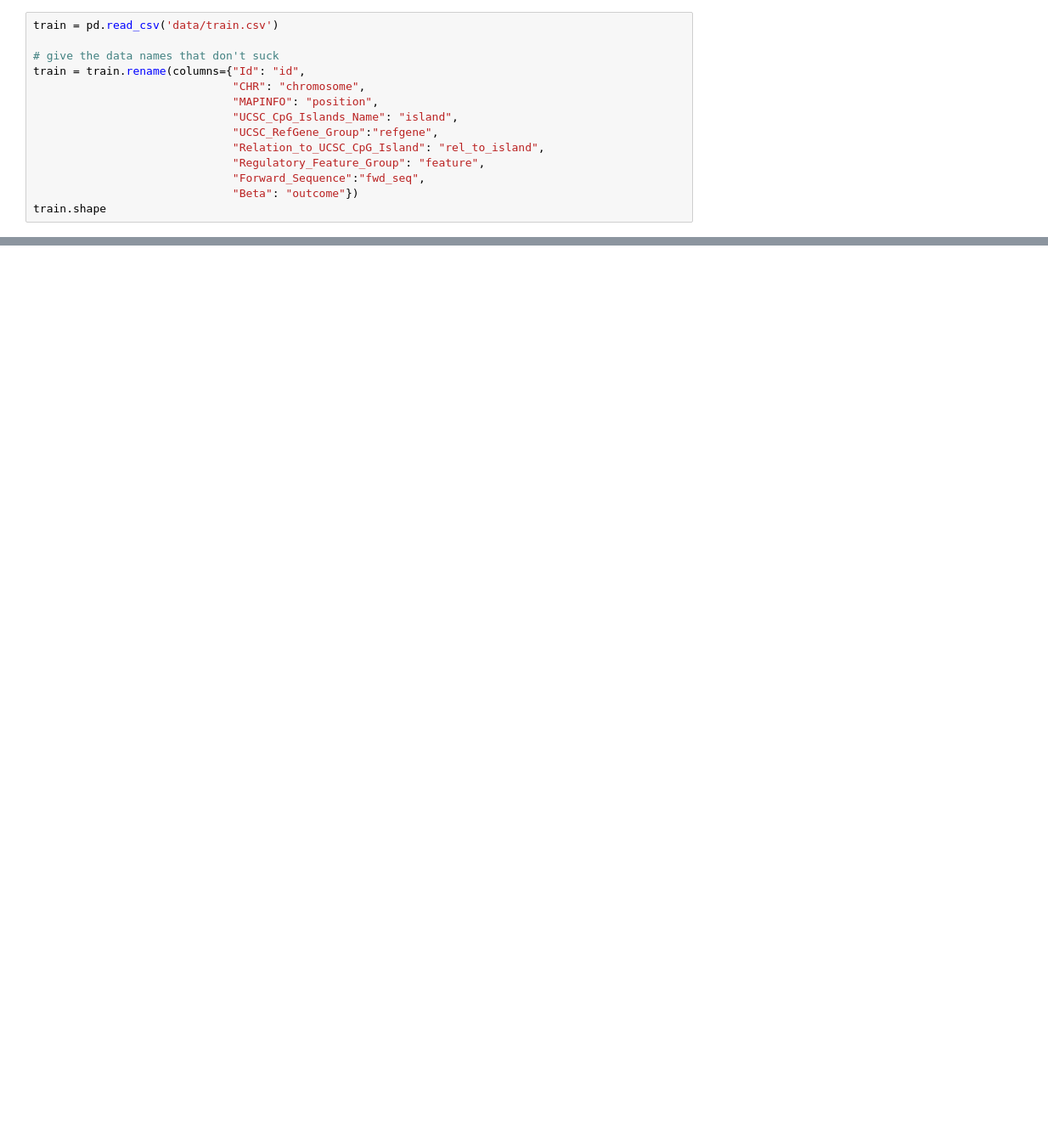
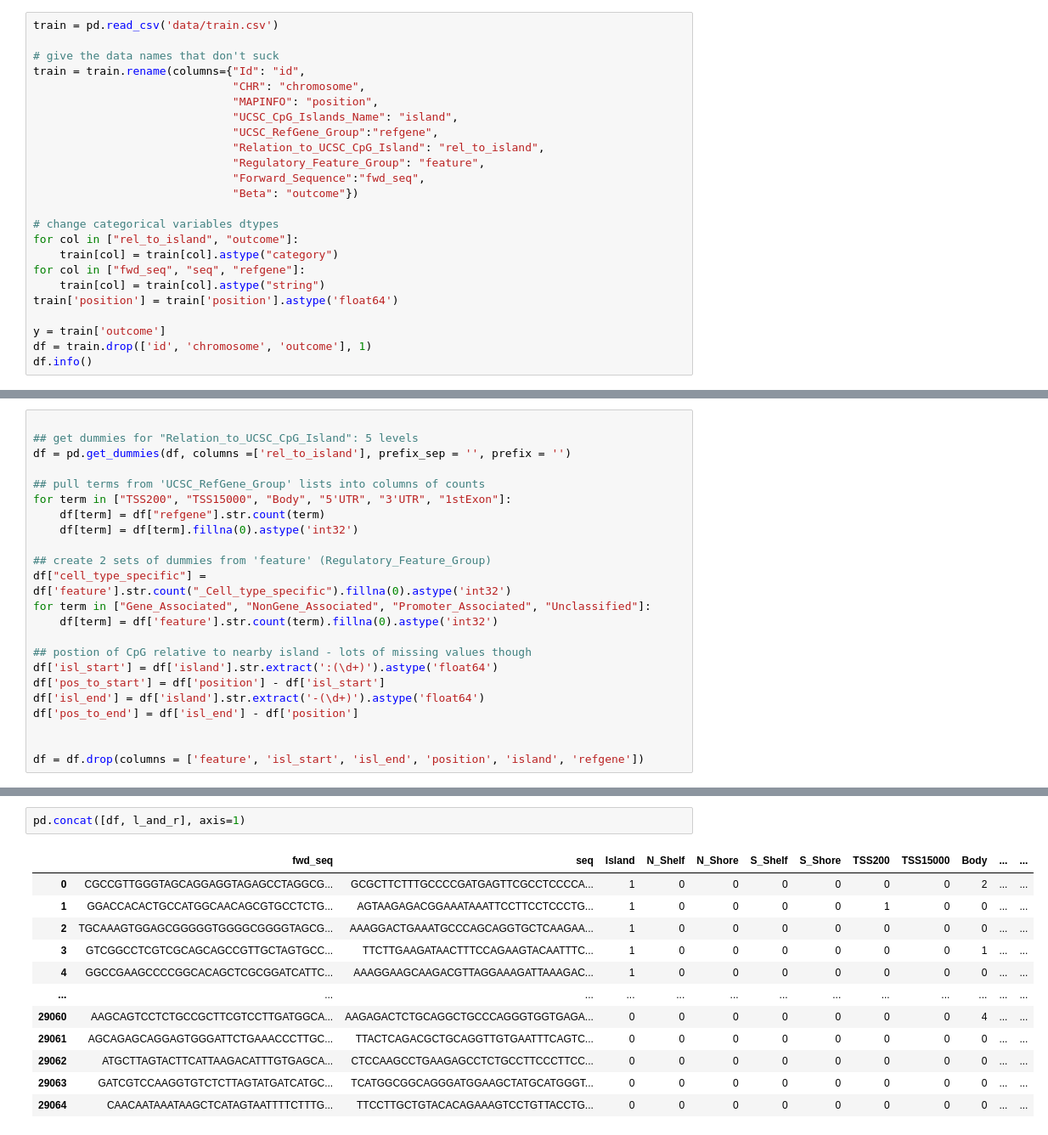
Before and after one commit to jmoggridge/DNA-methylation-prediction, a Jupyter notebook: methylation_EDA.ipynb, the cells around one changed output, grey strips where cells are left out. Shown: that part at 85% size. Drawn from its saved outputs; the diff is of its cells as text; blank space fills up the shorter version.

Commit message:
figured out some categorical variables

```diff
--- a/methylation_EDA.ipynb
+++ b/methylation_EDA.ipynb
@@ -21,4 +38,14 @@ train = train.rename(columns={"Id": "id",
                               "Regulatory_Feature_Group": "feature",
                               "Forward_Sequence":"fwd_seq",
                               "Beta": "outcome"})
-train.shape
+
+# change categorical variables dtypes
+for col in ["rel_to_island", "outcome"]:
+    train[col] = train[col].astype("category")
+for col in ["fwd_seq", "seq", "refgene"]:
+    train[col] = train[col].astype("string")
+train['position'] = train['position'].astype('float64')
+
+y = train['outcome']
+df = train.drop(['id', 'chromosome', 'outcome'], 1)
+df.info()
@@ -24,0 +158,23 @@ train.shape
+# %%
+
+## get dummies for "Relation_to_UCSC_CpG_Island": 5 levels
+df = pd.get_dummies(df, columns =['rel_to_island'], prefix_sep = '', prefix = '')
+
+## pull terms from 'UCSC_RefGene_Group' lists into columns of counts
+for term in ["TSS200", "TSS15000", "Body", "5'UTR", "3'UTR", "1stExon"]:
+    df[term] = df["refgene"].str.count(term)
+    df[term] = df[term].fillna(0).astype('int32')
+
+## create 2 sets of dummies from 'feature' (Regulatory_Feature_Group)
+df["cell_type_specific"] = df['feature'].str.count("_Cell_type_specific").fillna(0).astype('int32')
+for term in ["Gene_Associated", "NonGene_Associated", "Promoter_Associated", "Unclassified"]:
+    df[term] = df['feature'].str.count(term).fillna(0).astype('int32')
+
+## postion of CpG relative to nearby island - lots of missing values though
+df['isl_start'] = df['island'].str.extract(':(\d+)').astype('float64')
+df['pos_to_start'] = df['position'] - df['isl_start']
+df['isl_end'] = df['island'].str.extract('-(\d+)').astype('float64')
+df['pos_to_end'] = df['isl_end'] - df['position']
+
+
+df = df.drop(columns = ['feature', 'isl_start', 'isl_end', 'position', 'island', 'refgene'])
@@ -24,0 +206,15 @@ train.shape
+# %%
+pd.concat([df, l_and_r], axis=1)
+# %% [output]
+|  | fwd_seq | seq | Island | N_Shelf | N_Shore | S_Shelf | S_Shore | TSS200 | TSS15000 | Body | ... | ... |
+| 0 | CGCCGTTGGGTAGCAGGAGGTAGAGCCTAGGCG... | GCGCTTCTTTGCCCCGATGAGTTCGCCTCCCCA... | 1 | 0 | 0 | 0 | 0 | 0 | 0 | 2 | ... | ... |
+| 1 | GGACCACACTGCCATGGCAACAGCGTGCCTCTG... | AGTAAGAGACGGAAATAAATTCCTTCCTCCCTG... | 1 | 0 | 0 | 0 | 0 | 1 | 0 | 0 | ... | ... |
+| 2 | TGCAAAGTGGAGCGGGGGTGGGGCGGGGTAGCG... | AAAGGACTGAAATGCCCAGCAGGTGCTCAAGAA... | 1 | 0 | 0 | 0 | 0 | 0 | 0 | 0 | ... | ... |
+| 3 | GTCGGCCTCGTCGCAGCAGCCGTTGCTAGTGCC... | TTCTTGAAGATAACTTTCCAGAAGTACAATTTC... | 1 | 0 | 0 | 0 | 0 | 0 | 0 | 1 | ... | ... |
+| 4 | GGCCGAAGCCCCGGCACAGCTCGCGGATCATTC... | AAAGGAAGCAAGACGTTAGGAAAGATTAAAGAC... | 1 | 0 | 0 | 0 | 0 | 0 | 0 | 0 | ... | ... |
+| ... | ... | ... | ... | ... | ... | ... | ... | ... | ... | ... | ... | ... |
+| 29060 | AAGCAGTCCTCTGCCGCTTCGTCCTTGATGGCA... | AAGAGACTCTGCAGGCTGCCCAGGGTGGTGAGA... | 0 | 0 | 0 | 0 | 0 | 0 | 0 | 4 | ... | ... |
+| 29061 | AGCAGAGCAGGAGTGGGATTCTGAAACCCTTGC... | TTACTCAGACGCTGCAGGTTGTGAATTTCAGTC... | 0 | 0 | 0 | 0 | 0 | 0 | 0 | 0 | ... | ... |
+| 29062 | ATGCTTAGTACTTCATTAAGACATTTGTGAGCA... | CTCCAAGCCTGAAGAGCCTCTGCCTTCCCTTCC... | 0 | 0 | 0 | 0 | 0 | 0 | 0 | 0 | ... | ... |
+| 29063 | GATCGTCCAAGGTGTCTCTTAGTATGATCATGC... | TCATGGCGGCAGGGATGGAAGCTATGCATGGGT... | 0 | 0 | 0 | 0 | 0 | 0 | 0 | 0 | ... | ... |
+| 29064 | CAACAATAAATAAGCTCATAGTAATTTTCTTTG... | TTCCTTGCTGTACACAGAAAGTCCTGTTACCTG... | 0 | 0 | 0 | 0 | 0 | 0 | 0 | 0 | ... | ... |
```
Also changed, not shown: parts of 21 cells of this notebook.
